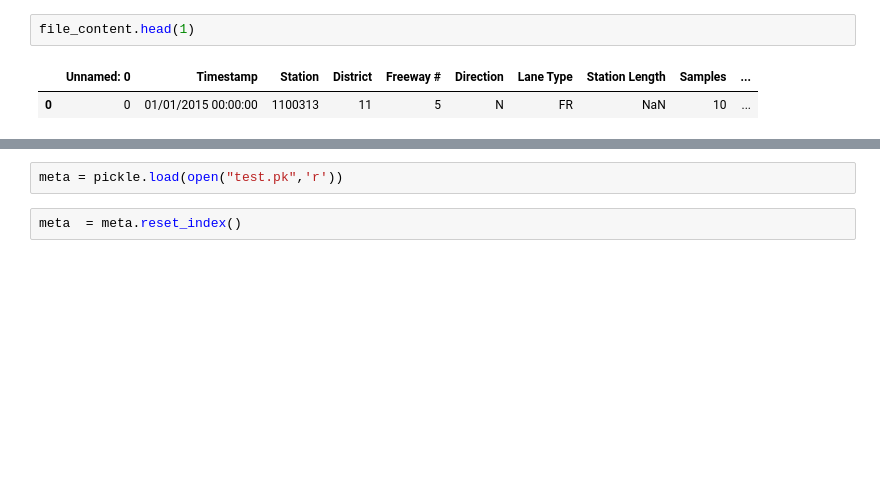
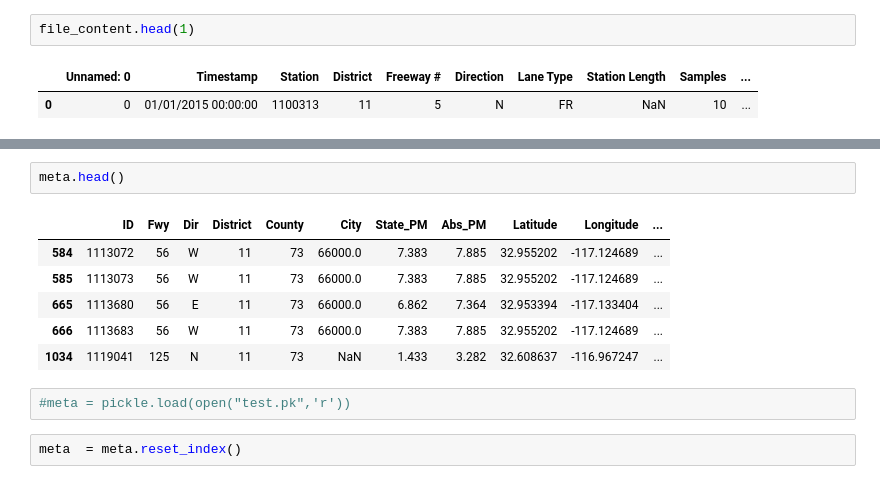
Before and after one commit to abrespect/DSE_Cohort2_Traffic_Capstone, a Jupyter notebook: cohort2/exploration/traffic_jam_exploration.ipynb, the cells around one changed output, grey strips where cells are left out. Cells and saved outputs as stored; diff of their text form; blank space fills up the shorter version.

```diff
--- a/cohort2/exploration/traffic_jam_exploration.ipynb
+++ b/cohort2/exploration/traffic_jam_exploration.ipynb
@@ -55,5 +93,14 @@ file_content.head(1)
+# %%
+meta.head()
+# %% [output]
+|  | ID | Fwy | Dir | District | County | City | State_PM | Abs_PM | Latitude | Longitude | ... |
+| 584 | 1113072 | 56 | W | 11 | 73 | 66000.0 | 7.383 | 7.885 | 32.955202 | -117.124689 | ... |
+| 585 | 1113073 | 56 | W | 11 | 73 | 66000.0 | 7.383 | 7.885 | 32.955202 | -117.124689 | ... |
+| 665 | 1113680 | 56 | E | 11 | 73 | 66000.0 | 6.862 | 7.364 | 32.953394 | -117.133404 | ... |
+| 666 | 1113683 | 56 | W | 11 | 73 | 66000.0 | 7.383 | 7.885 | 32.955202 | -117.124689 | ... |
+| 1034 | 1119041 | 125 | N | 11 | 73 | NaN | 1.433 | 3.282 | 32.608637 | -116.967247 | ... |
 # %%
-meta = pickle.load(open("test.pk",'r'))
+#meta = pickle.load(open("test.pk",'r'))
 # %%
 meta  = meta.reset_index()
 # %%
```
Also changed, not shown: parts of 7 cells of this notebook, 28 other files.
